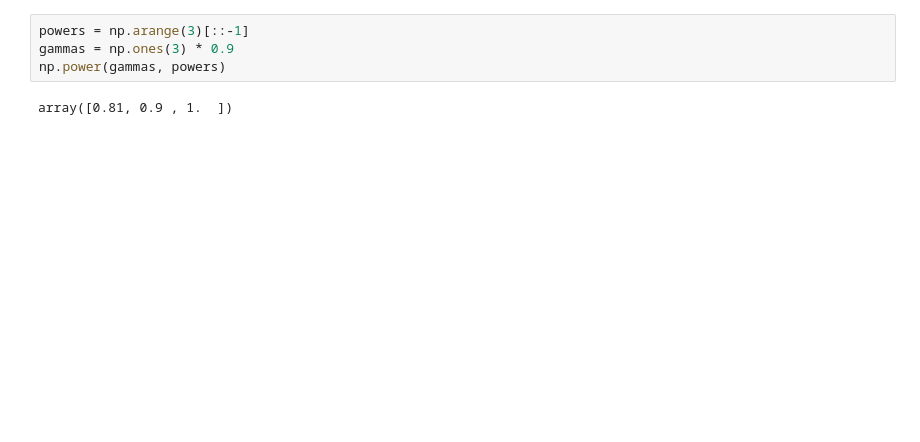
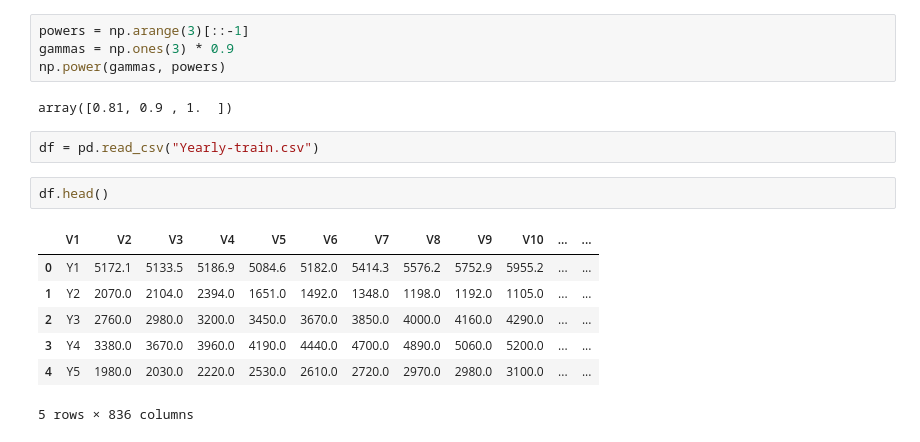
Before and after one commit to PetrGarm/CW_3course, a Jupyter notebook: CV algorithm .ipynb, the cells around one changed output. Cells and saved outputs as stored; diff of their text form; blank space fills up the shorter version.

```diff
--- a/CV algorithm .ipynb
+++ b/CV algorithm .ipynb
@@ -122,3 +182,15 @@ gammas = np.ones(3) * 0.9
 np.power(gammas, powers)
 # %% [output]
 array([0.81, 0.9 , 1.  ])
+# %%
+df = pd.read_csv("Yearly-train.csv")
+# %%
+df.head()
+# %% [output]
+|  | V1 | V2 | V3 | V4 | V5 | V6 | V7 | V8 | V9 | V10 | ... | ... |
+| 0 | Y1 | 5172.1 | 5133.5 | 5186.9 | 5084.6 | 5182.0 | 5414.3 | 5576.2 | 5752.9 | 5955.2 | ... | ... |
+| 1 | Y2 | 2070.0 | 2104.0 | 2394.0 | 1651.0 | 1492.0 | 1348.0 | 1198.0 | 1192.0 | 1105.0 | ... | ... |
+| 2 | Y3 | 2760.0 | 2980.0 | 3200.0 | 3450.0 | 3670.0 | 3850.0 | 4000.0 | 4160.0 | 4290.0 | ... | ... |
+| 3 | Y4 | 3380.0 | 3670.0 | 3960.0 | 4190.0 | 4440.0 | 4700.0 | 4890.0 | 5060.0 | 5200.0 | ... | ... |
+| 4 | Y5 | 1980.0 | 2030.0 | 2220.0 | 2530.0 | 2610.0 | 2720.0 | 2970.0 | 2980.0 | 3100.0 | ... | ... |
+5 rows × 836 columns
```
Also changed, not shown: parts of 5 cells of this notebook.
